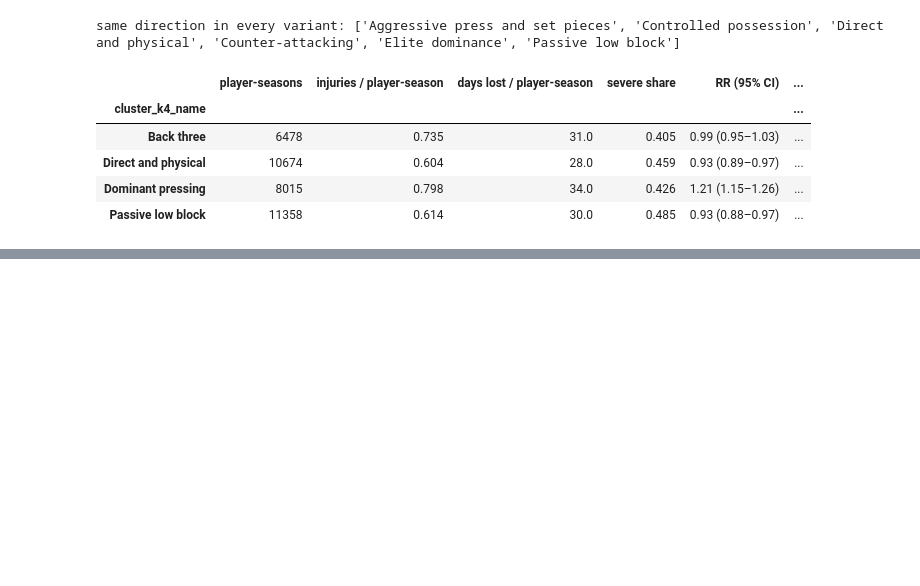
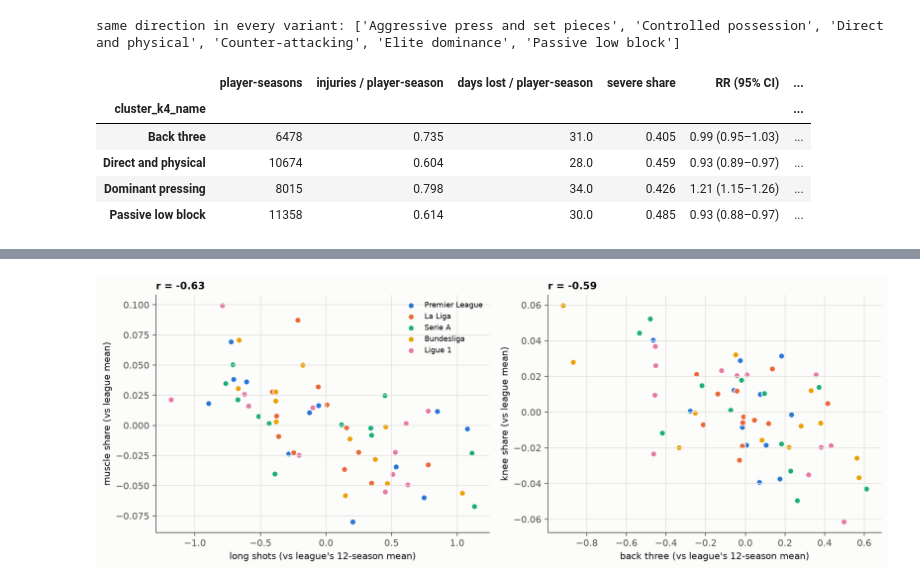
Before and after one commit to Mohammad99Shweiki/football-injuries, a Jupyter notebook: notebooks/05_injury_analysis.ipynb, the cells around one changed output, grey strips where cells are left out. Drawn from its saved outputs; the diff is of its cells as text; code cells hidden in the pictures; blank space fills up the shorter version.

```diff
--- a/notebooks/05_injury_analysis.ipynb
+++ b/notebooks/05_injury_analysis.ipynb
@@ -758,0 +1034,21 @@ wrote /Users/mohammadshweiki/Downloads/coding-projects/football-injuries/reports
+# %%
+ls_dims = ts.groupby(["league", "season_key"])[DIMS].mean()
+g = ps.groupby(["league", "season_key"])
+known = g.injuries.sum() - g["area: unknown"].sum()
+ls_out = pd.DataFrame({
+    "injuries / player-season": g.injuries.mean(), "days lost / player-season": g.days_lost.mean(),
+    "severe share": g.severe.sum() / g.injuries.sum(),
+    "hamstring share": g["area: hamstring"].sum() / known, "knee share": g["area: knee"].sum() / known,
+    "muscle share": (g["area: hamstring"].sum() + g["area: unspecified muscle"].sum() + g["area: thigh"].sum()
+                     + g["area: calf/achilles/lower leg"].sum()) / known,
+})
+centred = lambda t: t - t.groupby(level="league").transform("mean")
+cd, co = centred(ls_dims), centred(ls_out)
+link = pd.DataFrame({o: {d: cd[d].corr(co[o]) for d in DIMS} for o in co.columns}).round(2)
+changes = lambda t: t.groupby(level="league").diff().dropna()
+dd, do = changes(ls_dims.sort_index()), changes(ls_out.sort_index())
+link_changes = pd.DataFrame({o: {d: dd[d].corr(do[o]) for d in DIMS} for o in do.columns}).round(2)
+strongest = link.abs().stack().sort_values(ascending=False).head(6)
+display(link)
+display(strongest.rename("|r|").to_frame())
+link_changes
@@ -758,0 +1081,15 @@ wrote /Users/mohammadshweiki/Downloads/coding-projects/football-injuries/reports
+# %%
+# Figure: the two strongest within-league links as scatter plots (each dot a league-season, coloured by league).
+fig, axes = plt.subplots(1, 2, figsize=(12, 4.5))
+for ax, (d, o) in zip(axes, strongest.index[:2]):
+    for lg in LEAGUES:
+        ax.scatter(cd.xs(lg, level="league")[d], co.xs(lg, level="league")[o], color=LEAGUE_COLORS[lg], s=40,
+                   edgecolors=SURFACE, linewidths=1, label=lg)
+    ax.set_xlabel(f"{d.replace('_', ' ')} (vs league's 12-season mean)")
+    ax.set_ylabel(f"{o} (vs league mean)")
+    ax.set_title(f"r = {link.loc[d, o]:+.2f}", loc="left")
+axes[0].legend(frameon=False, fontsize=8)
+fig.tight_layout()
+link_fig = save(fig, "05_style_injury_links.png")
+# %% [output]
+[figure, added]
```
Also changed, not shown: parts of 22 cells of this notebook, 8 other files.
